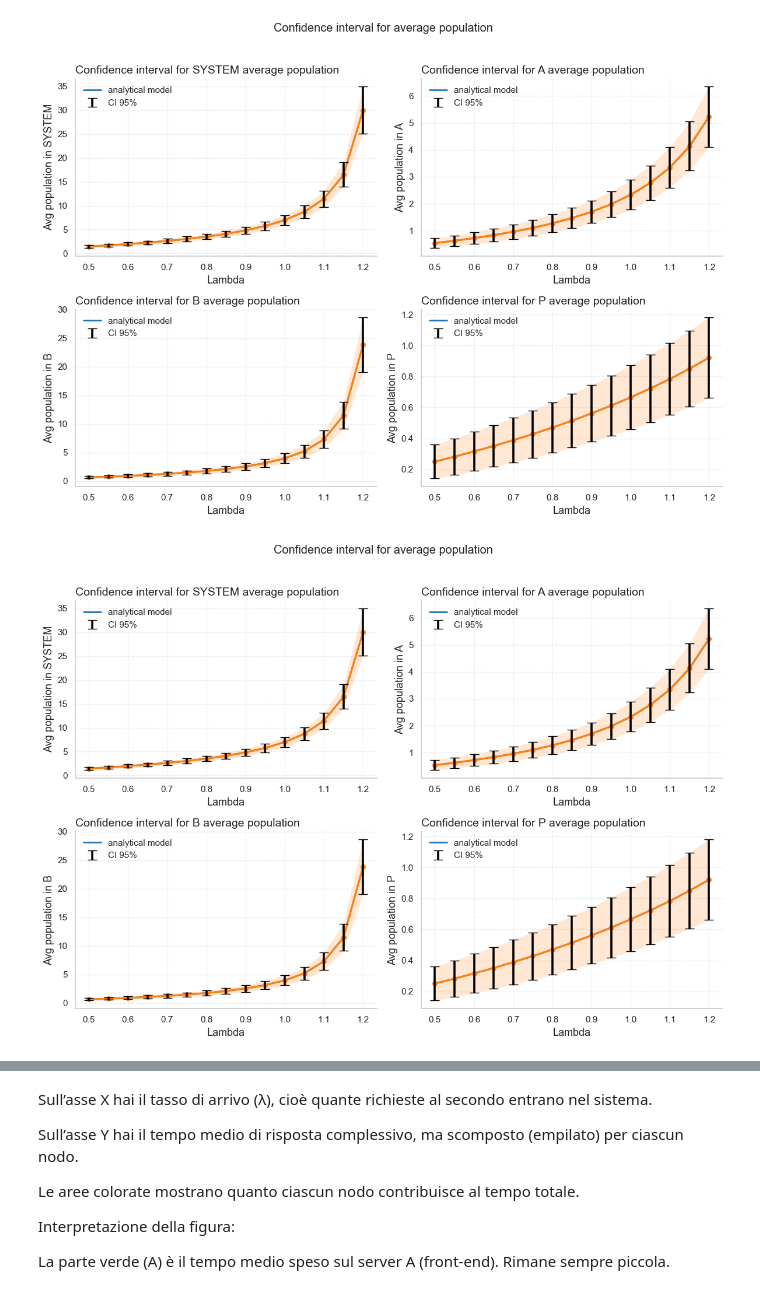
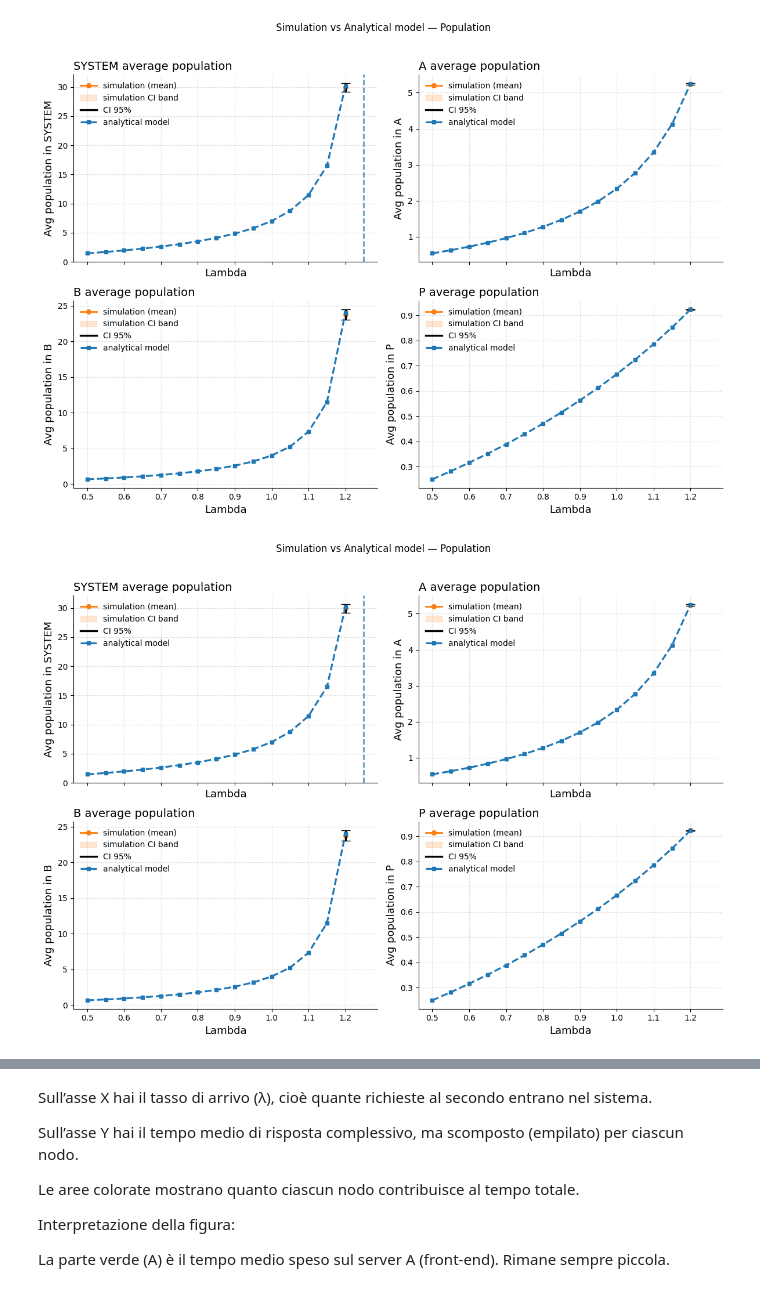
Before and after one commit to Dissan97/PMCNS-PROJECT, a Jupyter notebook: Project.ipynb, the cells around one changed output, grey strips where cells are left out. Saved outputs shown, nothing was run; the diff lists cells and outputs as text; code cells hidden in the pictures.

```diff
--- a/Project.ipynb
+++ b/Project.ipynb
@@ -124,8 +124,13 @@ OBJ = 1   # scegli 1, 2 o 3
 
 # costruisco dinamicamente il nome del file
 config_file = f"obj{OBJ}.json"
+config_path = f"analytic_sweep_lambda.csv"
+TITLE_PREFIX = f"OBJ{OBJ}"
 
-TITLE_PREFIX = f"OBJ{OBJ}"
+
+
+import pandas as pd
+import numpy as np
 # %%
 
 # ================== DISCOVERY / LOAD ==================
@@ -989,25 +1065,20 @@ def plot_finite_population_dynamic_banded(files_or_path,
         fig.savefig(savepath, dpi=160, bbox_inches="tight")
     return fig
 # %%
-# 1) visite
-visits = {"A": 3, "B": 1, "P": 1}
 
-# 2) μ stimati dai CSV (già nel tuo codice)
-mu_hat = estimate_mu_from_files(files, visits)
 
-# 3) grafici con banda CI "alla plot_system_rt"
-plot_finite_population_dynamic_banded(
-    files,
-    n_rep=100,
+plot_finite_population_with_analytic(
+    files_or_path=files,
+    analytic_df=analytic_df,      # <-- obbligatorio: usa SEMPRE il CSV analitico che gli passi
+    n_rep=5,
     conf=0.95,
-    ci_design_effect=12.0,
-    ci_fill=True,
-    min_display_half=0.0,          # aumenta p.es. a 0.02 per barre più visibili
-    mu_params=mu_hat,
-    visits=visits,
+    ci_design_effect=12.0,        # fallback solo quando per un λ hai una sola riga
+    ci_fill=True,                 # False per togliere la banda arancione
+    min_display_half=0.0,
     node_order=["A", "B", "P"],
+    collapse_how="mean",          # "max" se vuoi CI più conservativi
     figsize=(12, 9)
 )
 # %% [output]
-[figure, old version]
+[figure, new version]
-[figure, old version]
+[figure, new version]
```
Also changed, not shown: parts of 34 cells of this notebook, 1 other file.
